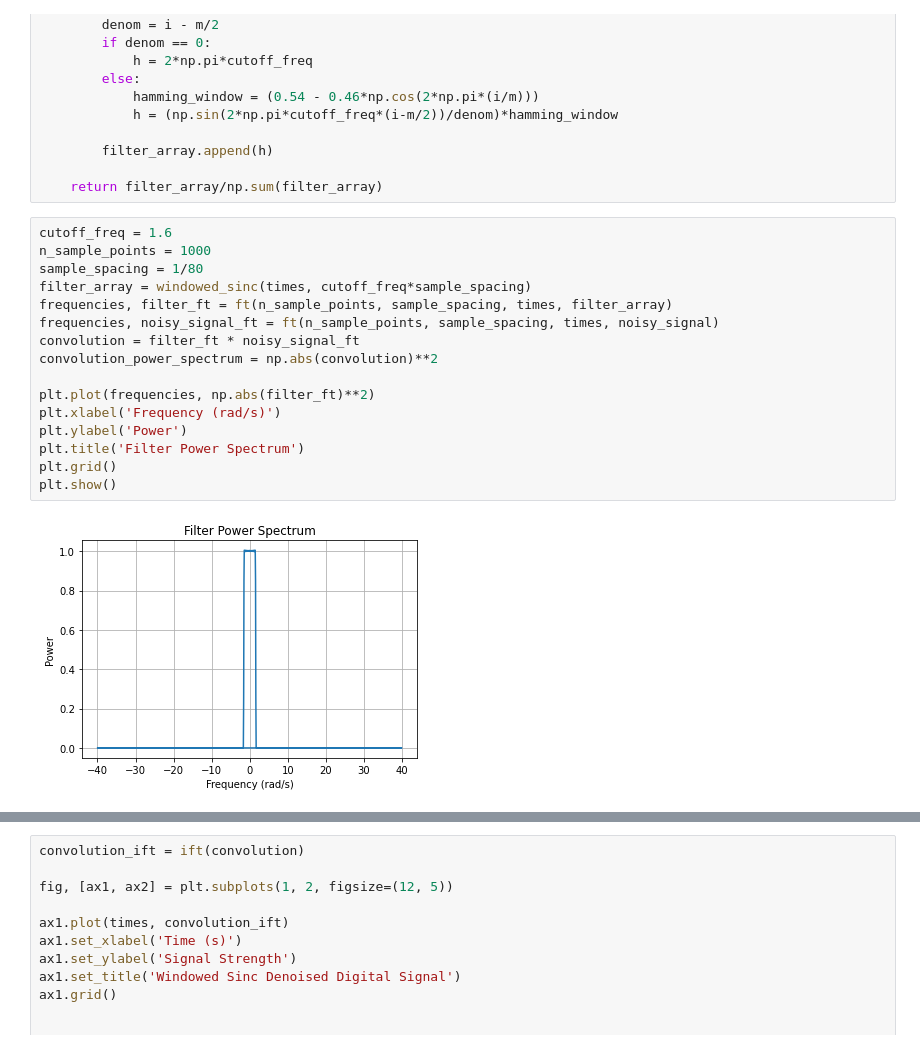
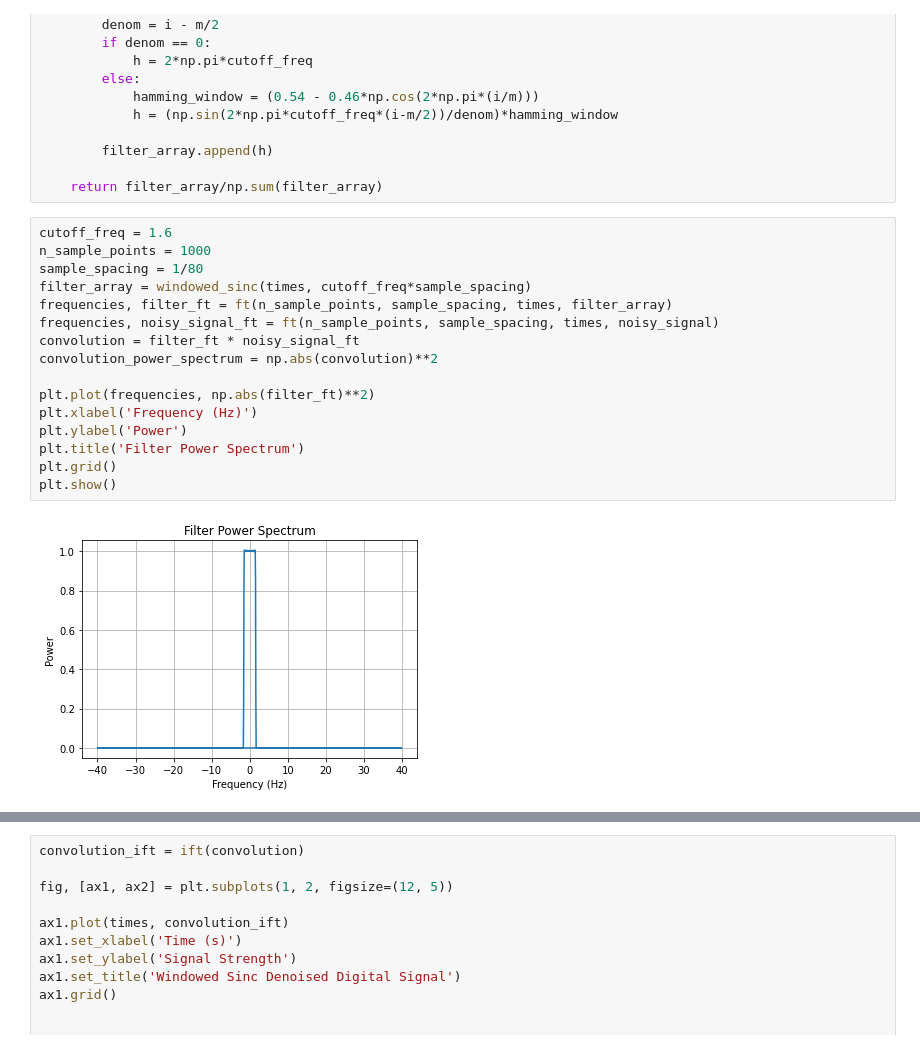
Before and after one commit to JSheare/Computational-Physics, a Jupyter notebook: Final Project.ipynb, the cells around one changed output, grey strips where cells are left out. Drawn from its saved outputs; the diff is of its cells as text.

```diff
--- a/Final Project.ipynb
+++ b/Final Project.ipynb
@@ -197,21 +196,21 @@ def windowed_sinc(times, cutoff_freq):
 # %%
 cutoff_freq = 1.6
 n_sample_points = 1000
 sample_spacing = 1/80
 filter_array = windowed_sinc(times, cutoff_freq*sample_spacing)
 frequencies, filter_ft = ft(n_sample_points, sample_spacing, times, filter_array)
 frequencies, noisy_signal_ft = ft(n_sample_points, sample_spacing, times, noisy_signal)
 convolution = filter_ft * noisy_signal_ft
 convolution_power_spectrum = np.abs(convolution)**2
 
 plt.plot(frequencies, np.abs(filter_ft)**2)
-plt.xlabel('Frequency (rad/s)')
+plt.xlabel('Frequency (Hz)')
 plt.ylabel('Power')
 plt.title('Filter Power Spectrum')
 plt.grid()
 plt.show()
 # %% [output]
-[figure, old version]
+[figure, new version]
 # %%
 fig, [ax1, ax2] = plt.subplots(1,2, figsize=(12, 5))
 
```
Also changed, not shown: parts of 8 cells of this notebook.
